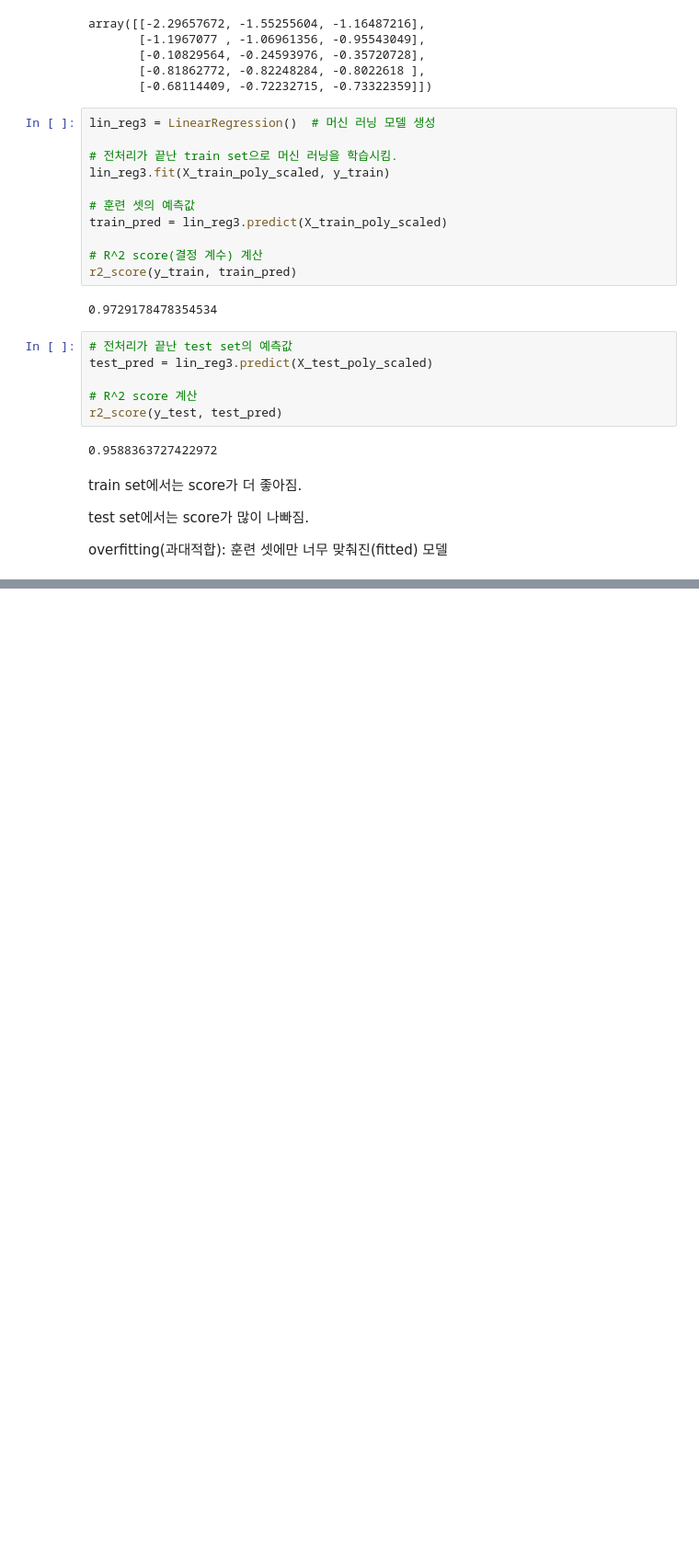
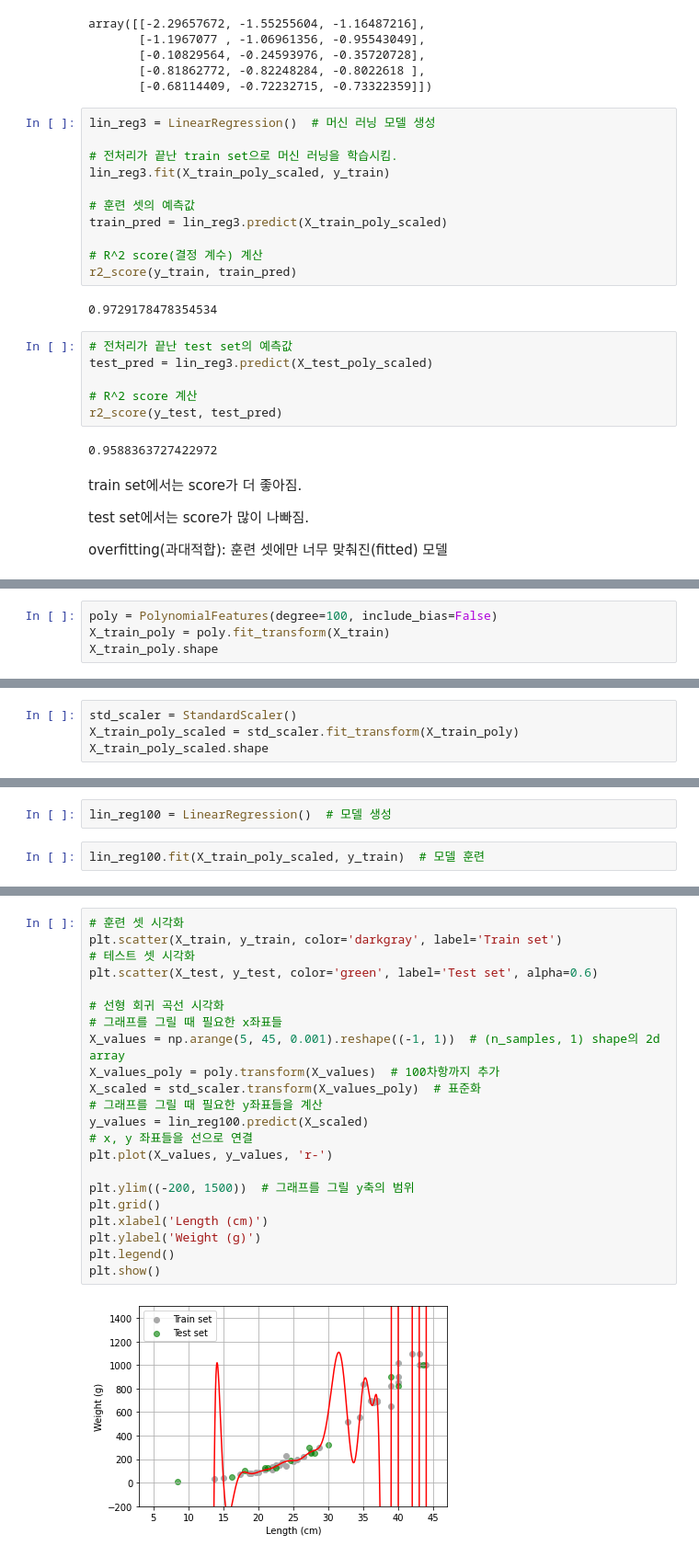
Before and after one commit to JakeOh/202105_itw_bd26, a Jupyter notebook: lab_ml/ml05_regression.ipynb, the cells around one changed output, grey strips where cells are left out. Shown at 92% size. Cells and saved outputs as stored; diff of their text form; blank space fills up the shorter version.

```diff
--- a/lab_ml/ml05_regression.ipynb
+++ b/lab_ml/ml05_regression.ipynb
@@ -782,0 +799,4 @@ overfitting(과대적합): 훈련 셋에만 너무 맞춰진(fitted) 모델
+# %%
+poly = PolynomialFeatures(degree=100, include_bias=False)
+X_train_poly = poly.fit_transform(X_train)
+X_train_poly.shape
@@ -782,0 +807,4 @@ overfitting(과대적합): 훈련 셋에만 너무 맞춰진(fitted) 모델
+# %%
+std_scaler = StandardScaler()
+X_train_poly_scaled = std_scaler.fit_transform(X_train_poly)
+X_train_poly_scaled.shape
@@ -782,0 +829,4 @@ overfitting(과대적합): 훈련 셋에만 너무 맞춰진(fitted) 모델
+# %%
+lin_reg100 = LinearRegression()  # 모델 생성
+# %%
+lin_reg100.fit(X_train_poly_scaled, y_train)  # 모델 훈련
@@ -782,0 +874,24 @@ overfitting(과대적합): 훈련 셋에만 너무 맞춰진(fitted) 모델
+# %%
+# 훈련 셋 시각화
+plt.scatter(X_train, y_train, color='darkgray', label='Train set')
+# 테스트 셋 시각화
+plt.scatter(X_test, y_test, color='green', label='Test set', alpha=0.6)
+
+# 선형 회귀 곡선 시각화
+# 그래프를 그릴 때 필요한 x좌표들
+X_values = np.arange(5, 45, 0.001).reshape((-1, 1))  # (n_samples, 1) shape의 2d array
+X_values_poly = poly.transform(X_values)  # 100차항까지 추가
+X_scaled = std_scaler.transform(X_values_poly)  # 표준화
+# 그래프를 그릴 때 필요한 y좌표들을 계산
+y_values = lin_reg100.predict(X_scaled)
+# x, y 좌표들을 선으로 연결
+plt.plot(X_values, y_values, 'r-')
+
+plt.ylim((-200, 1500))  # 그래프를 그릴 y축의 범위
+plt.grid()
+plt.xlabel('Length (cm)')
+plt.ylabel('Weight (g)')
+plt.legend()
+plt.show()
+# %% [output]
+[figure, added]
```
Also changed, not shown: parts of 22 cells of this notebook.
